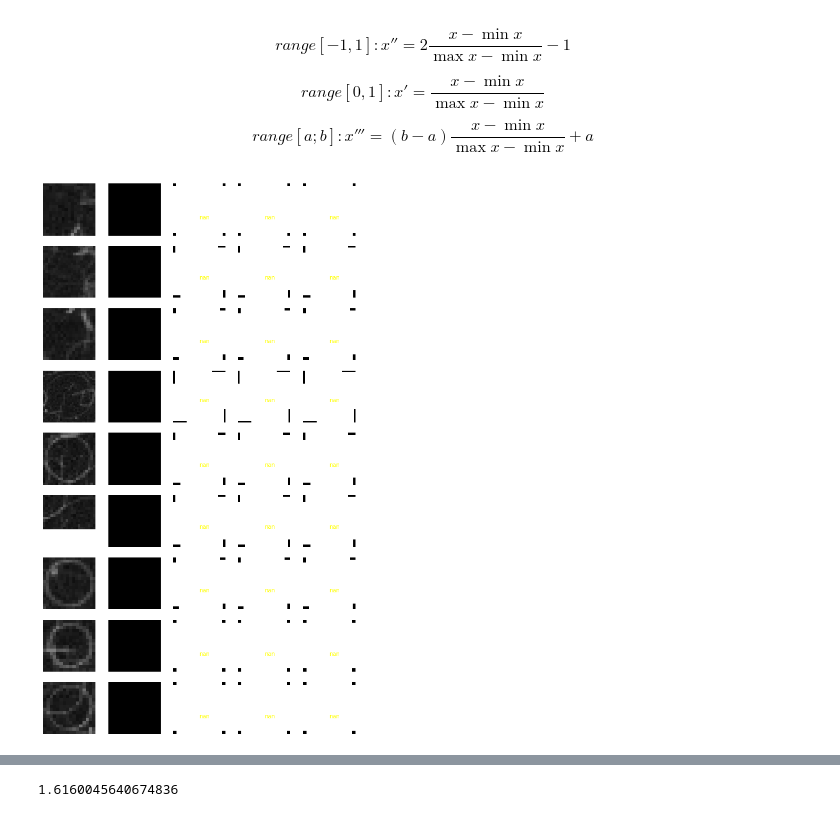
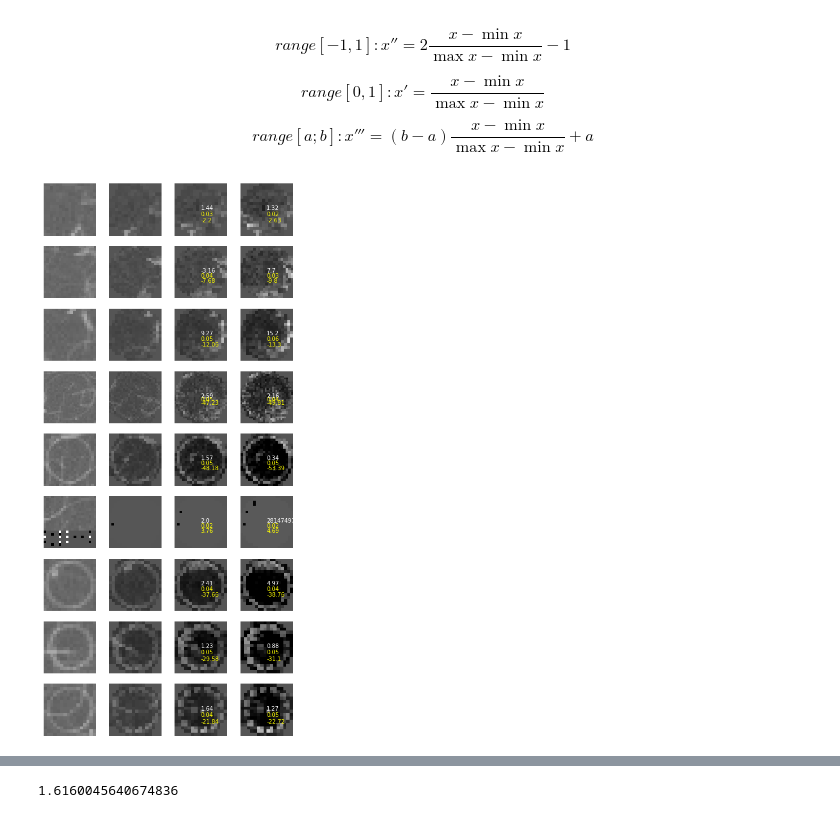
Before and after one commit to andrew-veriga/MathForML, a Jupyter notebook: ConvolutionalCoffieCircles.ipynb, the cells around one changed output, grey strips where cells are left out. Saved outputs shown, nothing was run; the diff lists cells and outputs as text; code cells hidden in the pictures.

```diff
--- a/ConvolutionalCoffieCircles.ipynb
+++ b/ConvolutionalCoffieCircles.ipynb
@@ -353,7 +403,7 @@ data=np.array([
       [17,348,21,0],
       [21,1,1,0],
       [18,168,45,0],
-      [31,151,67,1],
+      [30,152,68,1],
       [21,147, 226,1],
       [21,157, 236,1],
       [18, 58, 13,1],
@@ -455,10 +505,18 @@ $$ range [-1,1]: x'' = 2\frac{x - \min{x}}{\max{x} - \min{x}} - 1$$
 $$range [0,1]: x' = \frac{x - \min{x}}{\max{x} - \min{x}}$$
 $$range [a;b]: x''' = (b-a)\frac{x - \min{x}}{\max{x} - \min{x}} + a$$
 # %%
-def normto_avgOne(ar):
-  ar_min = ar.min(axis=(2,3), keepdims=True)
-  ar_max = ar.max(axis=(2, 3), keepdims=True)
-  return ((ar - ar_min)/(ar_max-ar_min) + ar.mean(axis=(2, 3), keepdims=True))
+def nrm(_b,_mask):
+  _box = np.copy(_b)
+  _box-= np.min(_box)
+  _box /=np.max(_box)
+  _box= _box - np.mean(_box[_mask])-.01 #np.percentile(box,90)-1
+  return _box
+
+def normto_avgOne(ar,_mask):
+  ar_min = ar - ar.min(axis=(2,3), keepdims=True)
+  ar_max = ar_min / ar_min.max(axis=(2, 3), keepdims=True)
+  ar_mean = ar_max - ar_max[:,:,_mask].mean(axis=(2), keepdims=True)[:,:,:,np.newaxis]
+  return ar_mean
 
 def normto_0_2(ar):
   ar_min = ar.min(axis=(2,3), keepdims=True)
@@ -473,7 +531,7 @@ def normto_0_2(ar):
 #     )
 # trial variables fro debugging
 ImageSize=[250,360]
-angle = 4
+angle = 30
 # area for search
 image_area=np.copy(Image[:ImageSize[0],:ImageSize[1]])
 
@@ -487,7 +545,7 @@ R = np.array([
 ])
 
 
-cnt=3 #number of rotates
+cnt=2 #number of rotates
 fig, ax = plt.subplots(figsize=(2*(cnt+2),2*len))
 ax.axis('off')
 im_index = 0
@@ -508,40 +566,43 @@ for row in range(len):
   new_matrices = np.zeros_like(sub_matrices)
 
   brightness = (lambda arr, msk: np.mean((arr)[:,:,msk],axis=2))
   n1 = (lambda arr:np.max(arr-np.min(arr,axis=(2,3), keepdims=True),axis=(2,3), keepdims=True))
   normToOne= (lambda arr:arr-np.mean(arr / n1(arr), axis=(2,3),keepdims=True )+ np.ones(arr.shape))
   normToZero= (lambda arr:arr-np.mean(arr / n1(arr), axis=(2,3),keepdims=True ) )
 
   #multiply all matrices by their rotated copies elementwise
 
   im_index+=1
   ax = fig.add_subplot(len,cnt+2,im_index)
   ax.axis('off')
-  ax.imshow(sub_matrices[Y, X], cmap=plt.get_cmap('gray'),vmin=0,vmax=2)
+  ax.imshow(sub_matrices[Y, X], cmap=plt.get_cmap('gray'),vmin=-1,vmax=2)
 
 
-  new_matrices[:,:,y_old,x_old] *= normto_avgOne(sub_matrices)[:,:,y_new,x_new]
+  new_matrices[:,:,y_old,x_old] = normto_avgOne(sub_matrices,mask)[:,:,y_new,x_new]
   first_brightness = brightness(new_matrices,mask)
 
   im_index+=1
   ax = fig.add_subplot(len,cnt+2,im_index)
   ax.axis('off')
 
   # new_matrices = new_matrices*normToOne(sub_matrices)
-  ax.imshow(new_matrices[Y, X], cmap=plt.get_cmap('gray'),vmin=0,vmax=2)
+  ax.imshow(new_matrices[Y, X], cmap=plt.get_cmap('gray'),vmin=-1,vmax=2)
 
   for col in range(cnt):
-    new_matrices[:,:,y_old,x_old] *= normto_avgOne(new_matrices)[:,:,y_new,x_new]
+    new_matrices[:,:,y_old,x_old] += normto_avgOne(new_matrices,mask)[:,:,y_new,x_new]
     # new_matrices = normToOne(new_matrices)
     im_index+=1
-    v = normto_avgOne(new_matrices)[Y,X][mask].var()
+    v1 = normto_avgOne(new_matrices,mask)[Y,X][mask].var()
+    v2 = np.sum(normto_avgOne(new_matrices,mask)*kernel,axis=(2,3))[Y,X]
+
     ax = fig.add_subplot(len,cnt+2,im_index)
     ax.axis('off')
-    ax.imshow(new_matrices[Y, X], cmap=plt.get_cmap('gray'),vmin=0,vmax=2)
+    ax.imshow(new_matrices[Y, X], cmap=plt.get_cmap('gray'),vmin=-1,vmax=2)
     # ax.imshow(mask,alpha=.5)
-    conv_value = (brightness(new_matrices,mask) / first_brightness)[Y, X]
-    ax.text(center[0],center[1],str(round(conv_value,2)),color='white')
-    ax.text(center[0],center[1]+3,str(round(v,2)),color='yellow')
+    v = (brightness(new_matrices,mask) / first_brightness)[Y, X]
+    ax.text(center[0],center[1],str(round(v,2)),color='white')
+    ax.text(center[0],center[1]+2,str(round(v1,2)),color='yellow')
+    ax.text(center[0],center[1]+4,str(round(v2,2)),color='yellow')
   #   # return m
 # %% [output]
-[figure, old version]
+[figure, new version]
```
Also changed, not shown: parts of 10 cells of this notebook.
